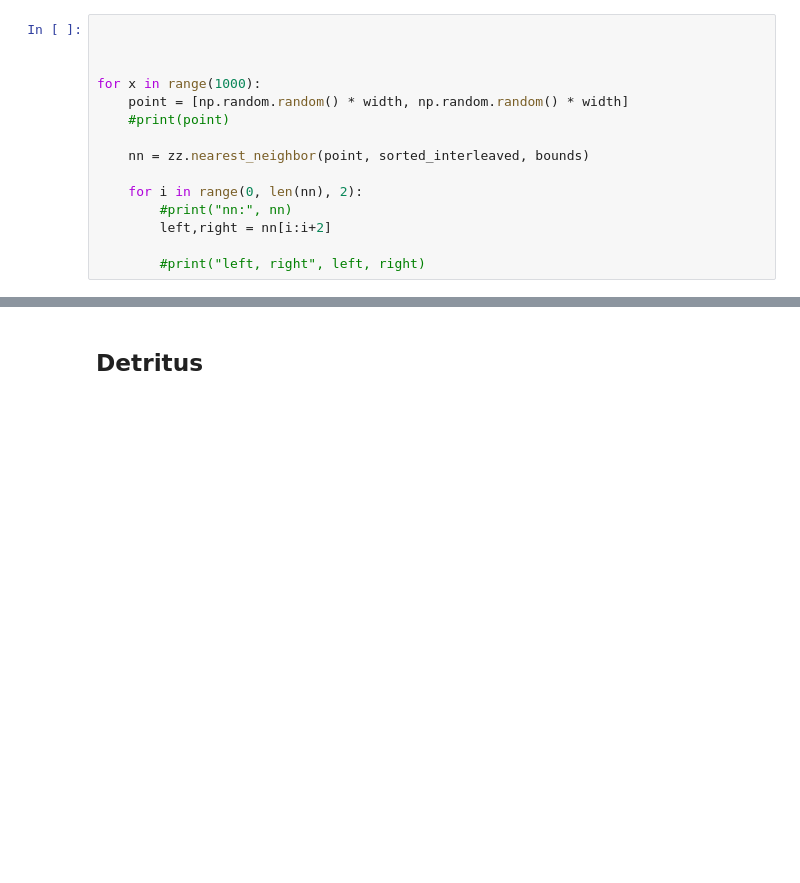
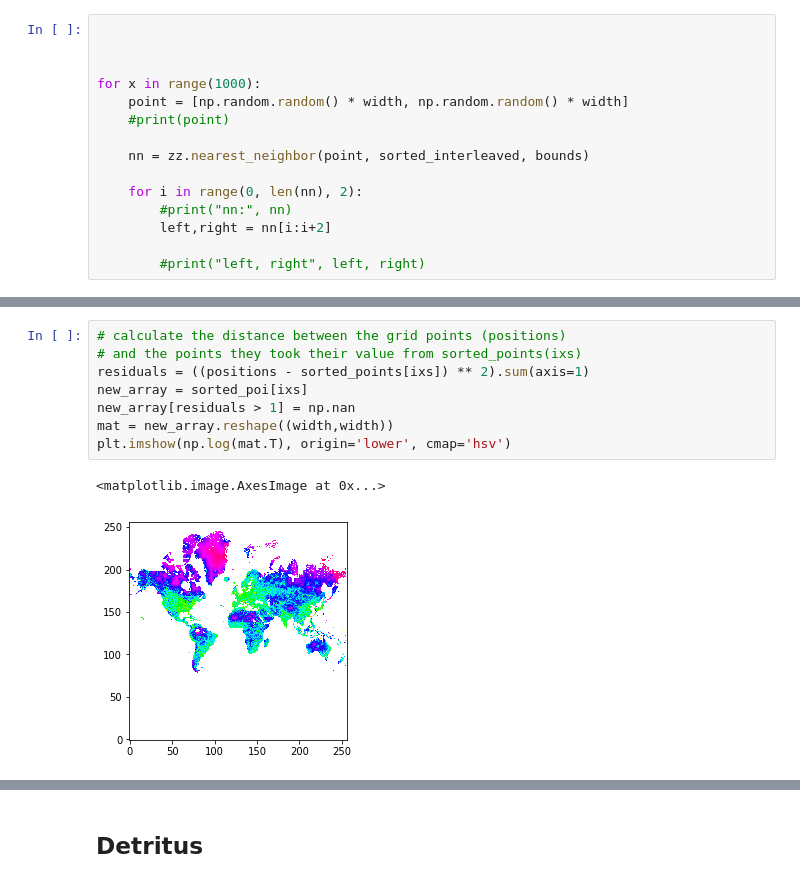
Before and after one commit to pkerpedjiev/z-index-range-selections, a Jupyter notebook: notebooks/Z-Index based range selection.ipynb, the cells around one changed output, grey strips where cells are left out. Drawn from its saved outputs; the diff is of its cells as text; blank space fills up the shorter version.

```diff
--- a/notebooks/Z-Index based range selection.ipynb
+++ b/notebooks/Z-Index based range selection.ipynb
@@ -346,0 +414,11 @@ for x in range(1000):
+# %%
+# calculate the distance between the grid points (positions)
+# and the points they took their value from sorted_points(ixs)
+residuals = ((positions - sorted_points[ixs]) ** 2).sum(axis=1)
+new_array = sorted_poi[ixs]
+new_array[residuals > 1] = np.nan
+mat = new_array.reshape((width,width))
+plt.imshow(np.log(mat.T), origin='lower', cmap='hsv')
+# %% [output]
+<matplotlib.image.AxesImage at 0x...>
+[figure, added]
```
Also changed, not shown: parts of 22 cells of this notebook, 1 other file.
